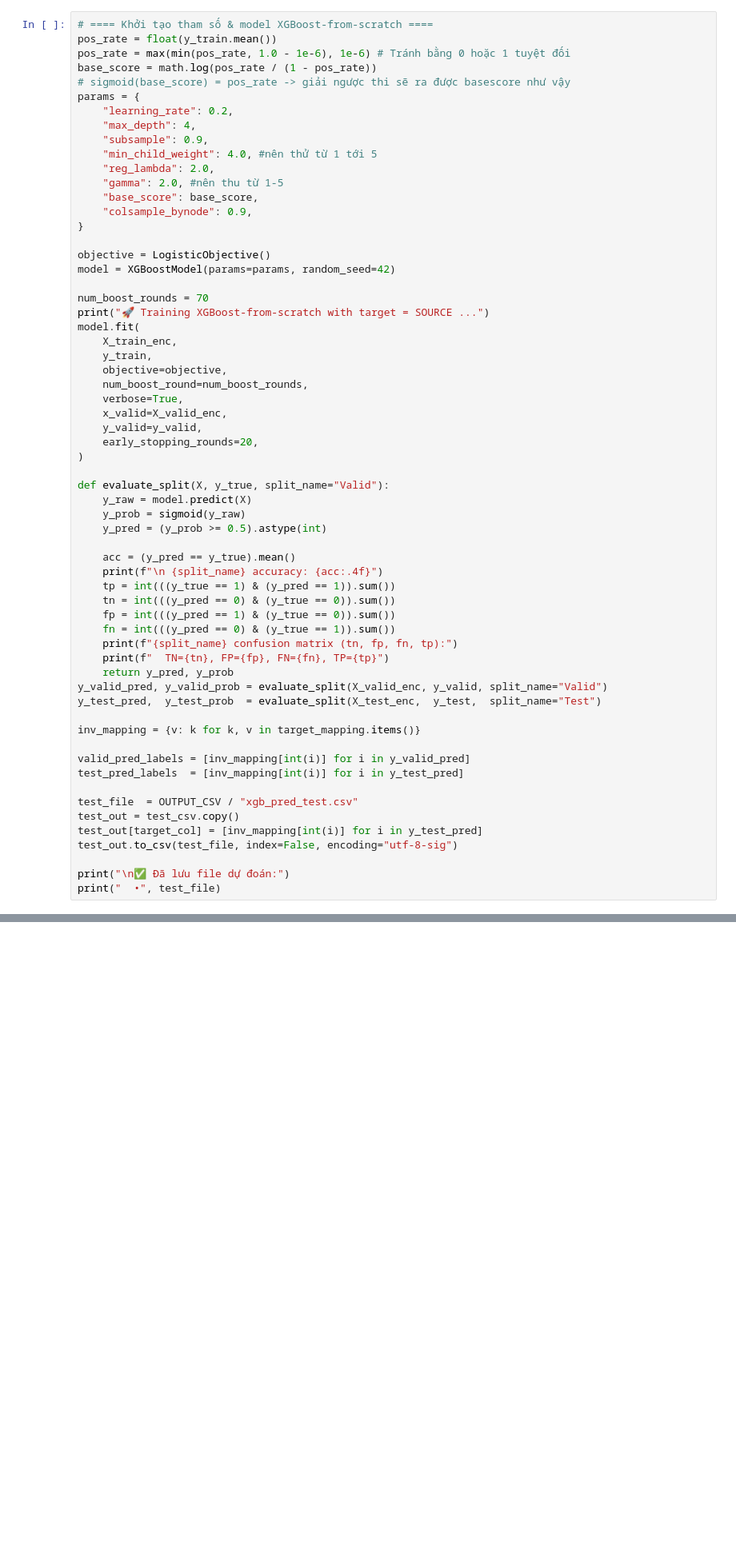
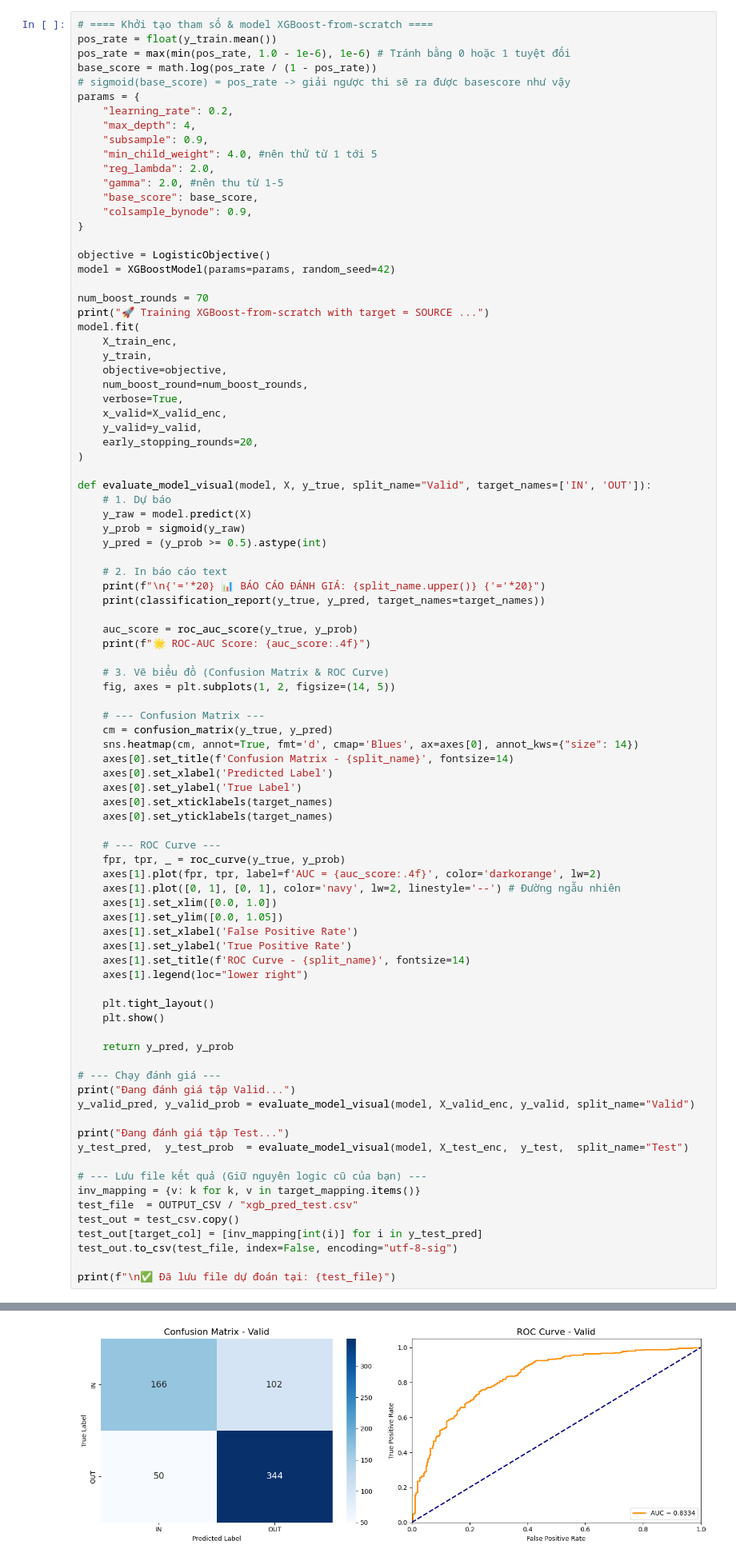
Before and after one commit to ZhangNguyen/Machine_Learning_Project, a Jupyter notebook: notebooks/02_XG_boost_model.ipynb, the cells around one changed output, grey strips where cells are left out. Shown: that part at 80% size. Saved outputs shown, nothing was run; the diff lists cells and outputs as text; blank space fills up the shorter version.

Commit message:
valuation models

```diff
--- a/notebooks/02_XG_boost_model.ipynb
+++ b/notebooks/02_XG_boost_model.ipynb
@@ -231,34 +233,61 @@ model.fit(
     early_stopping_rounds=20,
 )
 
-def evaluate_split(X, y_true, split_name="Valid"):
+def evaluate_model_visual(model, X, y_true, split_name="Valid", target_names=['IN', 'OUT']):
+    # 1. Dự báo
     y_raw = model.predict(X)
     y_prob = sigmoid(y_raw)
     y_pred = (y_prob >= 0.5).astype(int)
 
-    acc = (y_pred == y_true).mean()
-    print(f"\n {split_name} accuracy: {acc:.4f}")
-    tp = int(((y_true == 1) & (y_pred == 1)).sum())
-    tn = int(((y_pred == 0) & (y_true == 0)).sum())
-    fp = int(((y_pred == 1) & (y_true == 0)).sum())
-    fn = int(((y_pred == 0) & (y_true == 1)).sum())
-    print(f"{split_name} confusion matrix (tn, fp, fn, tp):")
-    print(f"  TN={tn}, FP={fp}, FN={fn}, TP={tp}")
+    # 2. In báo cáo text
+    print(f"\n{'='*20} 📊 BÁO CÁO ĐÁNH GIÁ: {split_name.upper()} {'='*20}")
+    print(classification_report(y_true, y_pred, target_names=target_names))
+
+    auc_score = roc_auc_score(y_true, y_prob)
+    print(f"🌟 ROC-AUC Score: {auc_score:.4f}")
+
+    # 3. Vẽ biểu đồ (Confusion Matrix & ROC Curve)
+    fig, axes = plt.subplots(1, 2, figsize=(14, 5))
+
+    # --- Confusion Matrix ---
+    cm = confusion_matrix(y_true, y_pred)
+    sns.heatmap(cm, annot=True, fmt='d', cmap='Blues', ax=axes[0], annot_kws={"size": 14})
+    axes[0].set_title(f'Confusion Matrix - {split_name}', fontsize=14)
+    axes[0].set_xlabel('Predicted Label')
+    axes[0].set_ylabel('True Label')
+    axes[0].set_xticklabels(target_names)
+    axes[0].set_yticklabels(target_names)
+
+    # --- ROC Curve ---
+    fpr, tpr, _ = roc_curve(y_true, y_prob)
+    axes[1].plot(fpr, tpr, label=f'AUC = {auc_score:.4f}', color='darkorange', lw=2)
+    axes[1].plot([0, 1], [0, 1], color='navy', lw=2, linestyle='--') # Đường ngẫu nhiên
+    axes[1].set_xlim([0.0, 1.0])
+    axes[1].set_ylim([0.0, 1.05])
+    axes[1].set_xlabel('False Positive Rate')
+    axes[1].set_ylabel('True Positive Rate')
+    axes[1].set_title(f'ROC Curve - {split_name}', fontsize=14)
+    axes[1].legend(loc="lower right")
+
+    plt.tight_layout()
+    plt.show()
+
     return y_pred, y_prob
-y_valid_pred, y_valid_prob = evaluate_split(X_valid_enc, y_valid, split_name="Valid")
-y_test_pred,  y_test_prob  = evaluate_split(X_test_enc,  y_test,  split_name="Test")
 
+# --- Chạy đánh giá ---
+print("Đang đánh giá tập Valid...")
+y_valid_pred, y_valid_prob = evaluate_model_visual(model, X_valid_enc, y_valid, split_name="Valid")
+
+print("Đang đánh giá tập Test...")
+y_test_pred,  y_test_prob  = evaluate_model_visual(model, X_test_enc,  y_test,  split_name="Test")
+
+# --- Lưu file kết quả (Giữ nguyên logic cũ của bạn) ---
 inv_mapping = {v: k for k, v in target_mapping.items()}
-
-valid_pred_labels = [inv_mapping[int(i)] for i in y_valid_pred]
-test_pred_labels  = [inv_mapping[int(i)] for i in y_test_pred]
-
 test_file  = OUTPUT_CSV / "xgb_pred_test.csv"
 test_out = test_csv.copy()
 test_out[target_col] = [inv_mapping[int(i)] for i in y_test_pred]
 test_out.to_csv(test_file, index=False, encoding="utf-8-sig")
 
-print("\n✅ Đã lưu file dự đoán:")
-print("  •", test_file)
+print(f"\n✅ Đã lưu file dự đoán tại: {test_file}")
 # %% [output]
 🚀 Training XGBoost-from-scratch with target = SOURCE ...
@@ -280,0 +310 @@ print("  •", test_file)
+[figure, added]
```
Also changed, not shown: parts of 3 cells of this notebook, 9 other files.
